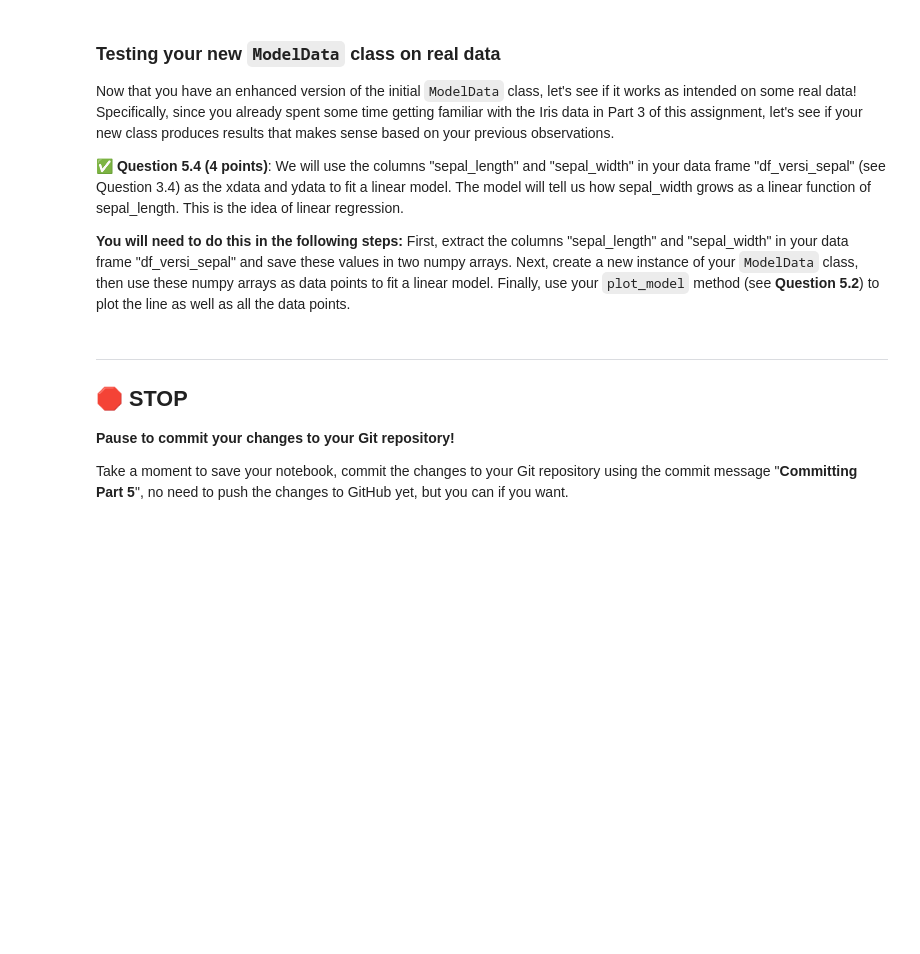
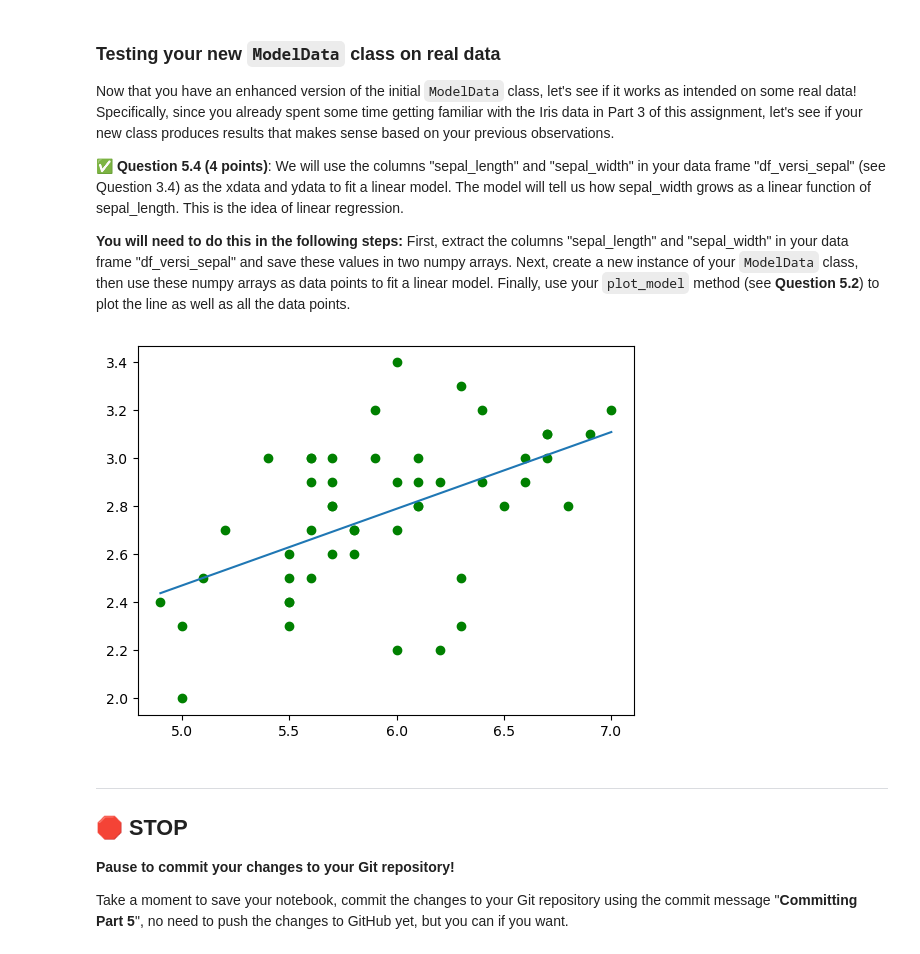
Before and after one commit to aaronng03/CMSE202-s24-turnin, a Jupyter notebook: hw-01/HW-01.ipynb, the cells around one changed output. Cells and saved outputs as stored; diff of their text form; code cells hidden in the pictures; blank space fills up the shorter version.

```diff
--- a/hw-01/HW-01.ipynb
+++ b/hw-01/HW-01.ipynb
@@ -571,2 +573,33 @@ If you need to write any code to explore the nature of the bug, please do so in
+# %%
+# For the assignment prompts that follow, EDIT THIS VERSION OF THE PYTHON CLASS
+# This should help to ensure that you can always fall back to the original version provided above, should you need to.
+import numpy as np
+import scipy.stats as st
+import matplotlib.pyplot as plt
+
+
+class ModelData:
+
+    def __init__(self, xdata, ydata): # In the initiation of the class, self was not in the argument, so the class would not go through.
+        self.xdata = xdata
+        self.ydata = ydata
+
+    def summary_stats(self):
+        return {
+            "mean_x": np.mean(self.xdata),
+            "std_x": np.std(self.xdata),
+            "mean_y": np.mean(self.ydata),
+            "std_y": np.std(self.ydata)
+        }
+
+    def fit_linear_model(self):
+        slope, intercept, r_value, p_value, std_err = st.linregress(self.xdata, self.ydata)
+        return {
+            "slope": slope,
+            "intercept": intercept,
+            "r_value": r_value,
+            "p_value": p_value,
+            "std_err": std_err
+        }
 # %% [markdown]
 &#9989; **Question 5.2 (4 points)**: Now, **create a new class method named `plot_model`.** It takes two input arguments: `slope` and `intercept`. For the output, it generates two plots on the same figure: one is the line with the input slope and intercept, the other is a scatter plot of the dataset points {(xdata, ydata)}.
@@ -601,3 +671,14 @@ Now that you have an enhanced version of the initial `ModelData` class, let's se
+# %%
+xdata = np.array(df_versi_sepal['sepal_length'])
+ydata = np.array(df_versi_sepal['sepal_width'])
+
+data = ModelData(xdata, ydata)
+model = data.fit_linear_model()
+
+plot = data.plot_model(model['slope'], model['intercept'])
+plt.show()
+# %% [output]
+[figure, added]
 # %% [markdown]
 ---
 ## &#128721; STOP
```
Also changed, not shown: parts of 8 cells of this notebook.
